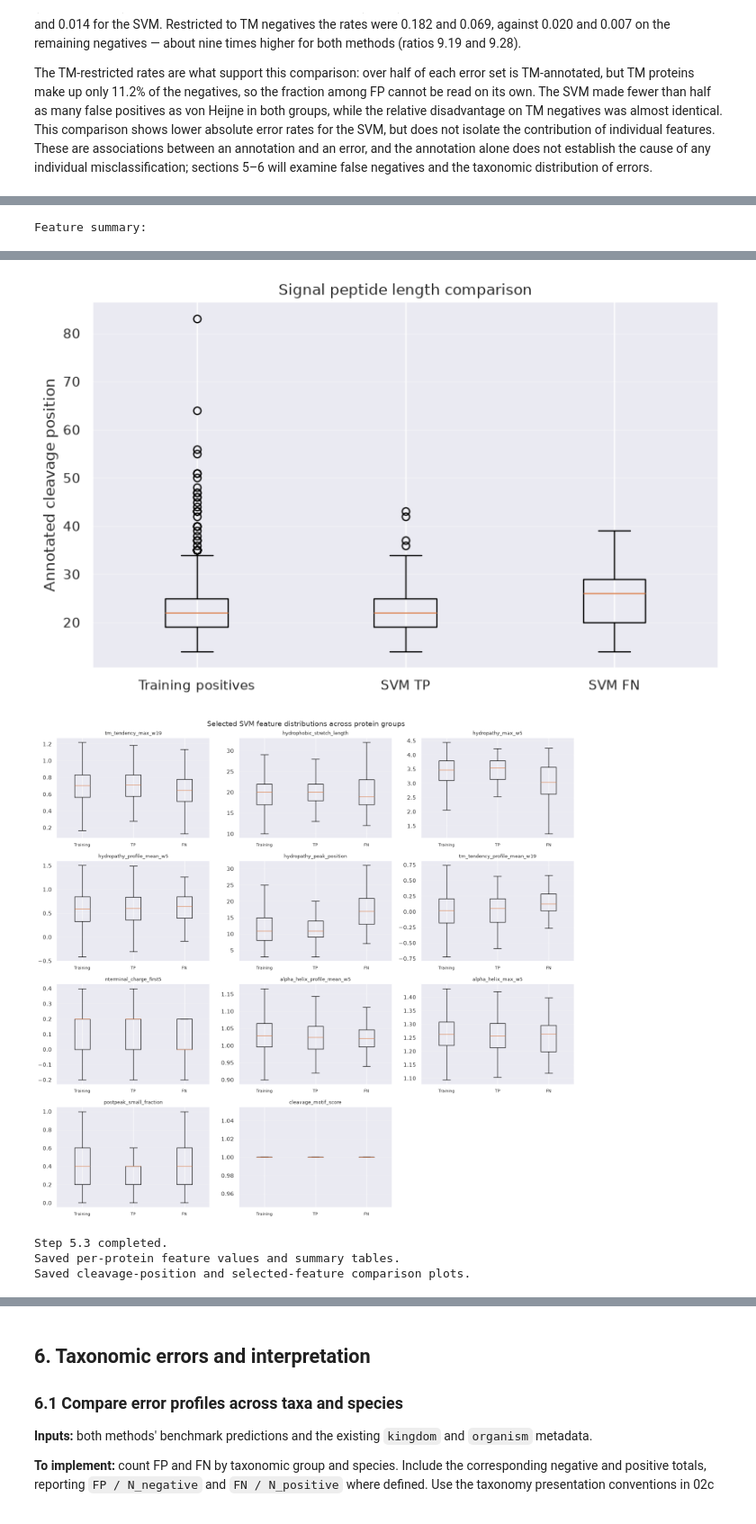
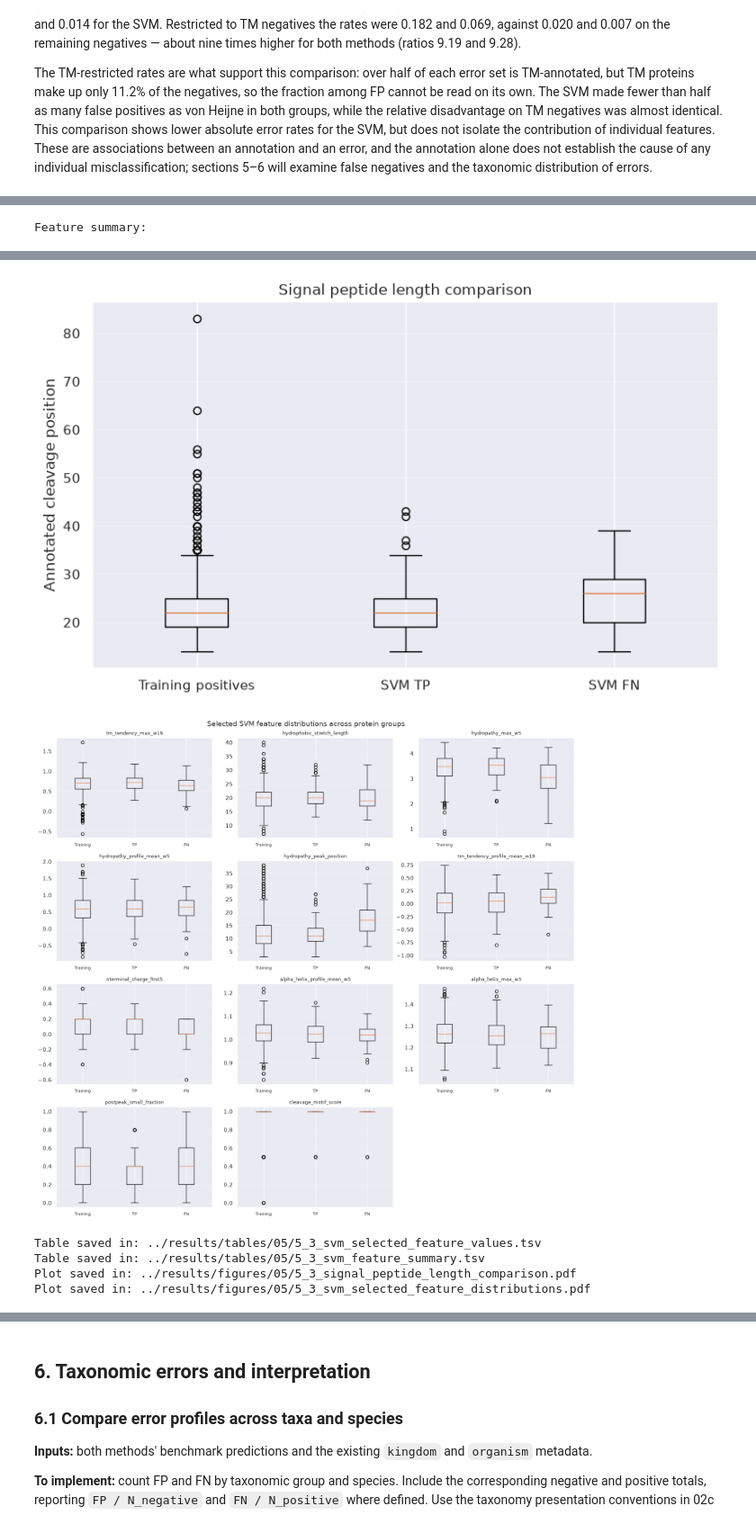
Before and after one commit to bioinformatikk/LB2_project_Group_10, a Jupyter notebook: notebooks/05_benchmarking_and_analysis.ipynb, the cells around one changed output, grey strips where cells are left out. Shown at 90% size. Cells and saved outputs as stored; diff of their text form; code cells hidden in the pictures.

Commit message:
Corrections on step 5 of 05 benchmarking

```diff
--- a/notebooks/05_benchmarking_and_analysis.ipynb
+++ b/notebooks/05_benchmarking_and_analysis.ipynb
@@ -104,11 +54,11 @@ from sklearn.metrics import (
 )
 
 # Paths are relative to notebooks/, as in 03-04. New outputs belong to 05.
-input_dir = Path(".")
-table_dir = Path("./results/tables/05")
-figure_dir = Path("./results/figures/05")
+input_dir = Path("../data/prepared")
+table_dir = Path("../results/tables/05")
+figure_dir = Path("../results/figures/05")
 # 04 outputs are read-only inputs here (feature caches in 2.1).
-svm_04_table_dir = Path("./results/tables/04")
+svm_04_table_dir = Path("../results/tables/04")
 
 
 table_dir.mkdir(parents=True, exist_ok=True)
@@ -1770,17 +1415,4 @@ Describe overlap and differences without adding significance tests or redesignin
 # %%
-
-# 5.3 — Compare signal peptide lengths and selected SVM features
-
-import os
-import numpy as np
-import pandas as pd
-import matplotlib.pyplot as plt
-
-# Create the output folders if they do not already exist
-os.makedirs("results/tables/05", exist_ok=True)
-os.makedirs("results/figures/05", exist_ok=True)
-
-
 # 1. Define the three protein groups
 training_positive = data[data["label"] == 1].copy()
 
@@ -1848,7 +1480,7 @@ display(feature_comparison.head())
 
 # 4. Export the per-protein feature values
 feature_comparison.to_csv(
-    "results/tables/05/5_3_svm_selected_feature_values.tsv",
+    table_dir / "5_3_svm_selected_feature_values.tsv",
     sep="\t",
     index=False
 )
@@ -1877,7 +1509,7 @@ for group_name, group_df in feature_comparison.groupby("group"):
 feature_summary = pd.DataFrame(summary_rows)
 
 feature_summary.to_csv(
-    "results/tables/05/5_3_svm_feature_summary.tsv",
+    table_dir / "5_3_svm_feature_summary.tsv",
     sep="\t",
     index=False
 )
@@ -1907,7 +1539,7 @@ ax.grid(axis="y", alpha=0.3)
 
 plt.tight_layout()
 plt.savefig(
-    "results/figures/05/5_3_signal_peptide_length_comparison.pdf",
+    figure_dir / "5_3_signal_peptide_length_comparison.pdf",
     bbox_inches="tight"
 )
 plt.show()
@@ -1931,7 +1563,7 @@ for i, feature in enumerate(selected_features):
     axes[i].boxplot(
         feature_data,
         tick_labels=["Training", "TP", "FN"],
-        showfliers=False
+        showfliers=True
     )
 
     axes[i].set_title(feature, fontsize=9)
@@ -1949,48 +1581,50 @@ fig.suptitle(
 plt.tight_layout()
 
 plt.savefig(
-    "results/figures/05/5_3_svm_selected_feature_distributions.pdf",
+    figure_dir / "5_3_svm_selected_feature_distributions.pdf",
     bbox_inches="tight"
 )
 plt.show()
 
 
-print("\nStep 5.3 completed.")
-print("Saved per-protein feature values and summary tables.")
-print("Saved cleavage-position and selected-feature comparison plots.")
+for filename in ["5_3_svm_selected_feature_values.tsv", "5_3_svm_feature_summary.tsv"]:
+    print("Table saved in:", table_dir / filename)
+for filename in ["5_3_signal_peptide_length_comparison.pdf", "5_3_svm_selected_feature_distributions.pdf"]:
+    print("Plot saved in:", figure_dir / filename)
 # %% [output]
 Group sizes:
 Training positives: 881
 SVM TP: 196
 SVM FN: 25
 
 Selected non-composition features:
 ['tm_tendency_max_w19', 'hydrophobic_stretch_length', 'hydropathy_max_w5', 'hydropathy_profile_mean_w5', 'hydropathy_peak_position', 'tm_tendency_profile_mean_w19', 'nterminal_charge_first5', 'alpha_h ...
 Number of features: 11
 
 Combined comparison table: (1102, 14)
 |  | group | accession | cleavage_pos | tm_tendency_max_w19 | hydrophobic_stretch_length | hydropathy_max_w5 | ... |
 | 0 | Training positives | Q01528 | 19.0 | 0.647368 | 17 | 4.44 | ... |
 | 1 | Training positives | Q09022 | 18.0 | 0.742632 | 19 | 3.84 | ... |
 | 2 | Training positives | Q27441 | 21.0 | 0.830526 | 21 | 4.18 | ... |
 | 3 | Training positives | Q50KB1 | 17.0 | 0.383158 | 24 | 2.74 | ... |
 | 4 | Training positives | Q589G4 | 17.0 | 0.706842 | 16 | 3.50 | ... |
 Feature summary:
 |  | group | feature | count | mean | std | median | q1 | q3 |
 | 0 | SVM FN | cleavage_pos | 25 | 25.400000 | 6.224950 | 26.000000 | 20.000000 | 29.000000 |
 | 1 | SVM FN | tm_tendency_max_w19 | 25 | 0.624484 | 0.269495 | 0.644737 | 0.514737 | 0.777368 |
 | 2 | SVM FN | hydrophobic_stretch_length | 25 | 20.120000 | 5.222707 | 19.000000 | 17.000000 | 23.000000 |
 | 3 | SVM FN | hydropathy_max_w5 | 25 | 2.962400 | 0.700817 | 3.040000 | 2.620000 | 3.560000 |
 | 4 | SVM FN | hydropathy_profile_mean_w5 | 25 | 0.550956 | 0.450339 | 0.642222 | 0.400000 | 0.840556 |
 | 5 | SVM FN | hydropathy_peak_position | 25 | 17.320000 | 7.625178 | 17.000000 | 13.000000 | 21.000000 |
 | 6 | SVM FN | tm_tendency_profile_mean_w19 | 25 | 0.126347 | 0.252588 | 0.127703 | 0.015526 | 0.285120 |
 | 7 | SVM FN | nterminal_charge_first5 | 25 | 0.032000 | 0.188680 | 0.000000 | 0.000000 | 0.200000 |
 | 8 | SVM FN | alpha_helix_profile_mean_w5 | 25 | 1.019098 | 0.054032 | 1.020667 | 0.995722 | 1.046000 |
 | 9 | SVM FN | alpha_helix_max_w5 | 25 | 1.250240 | 0.072483 | 1.264000 | 1.198000 | 1.296000 |
 | 10 | SVM FN | postpeak_small_fraction | 25 | 0.360000 | 0.282843 | 0.400000 | 0.200000 | 0.600000 |
 | 11 | SVM FN | cleavage_motif_score | 25 | 0.940000 | 0.165831 | 1.000000 | 1.000000 | 1.000000 |
 [figure]
-[figure, old version]
+[figure, new version]
-Step 5.3 completed.
-Saved per-protein feature values and summary tables.
-Saved cleavage-position and selected-feature comparison plots.
+Table saved in: ../results/tables/05/5_3_svm_selected_feature_values.tsv
+Table saved in: ../results/tables/05/5_3_svm_feature_summary.tsv
+Plot saved in: ../results/figures/05/5_3_signal_peptide_length_comparison.pdf
+Plot saved in: ../results/figures/05/5_3_svm_selected_feature_distributions.pdf
```
Also changed, not shown: parts of 22 cells of this notebook, 17 other files.
